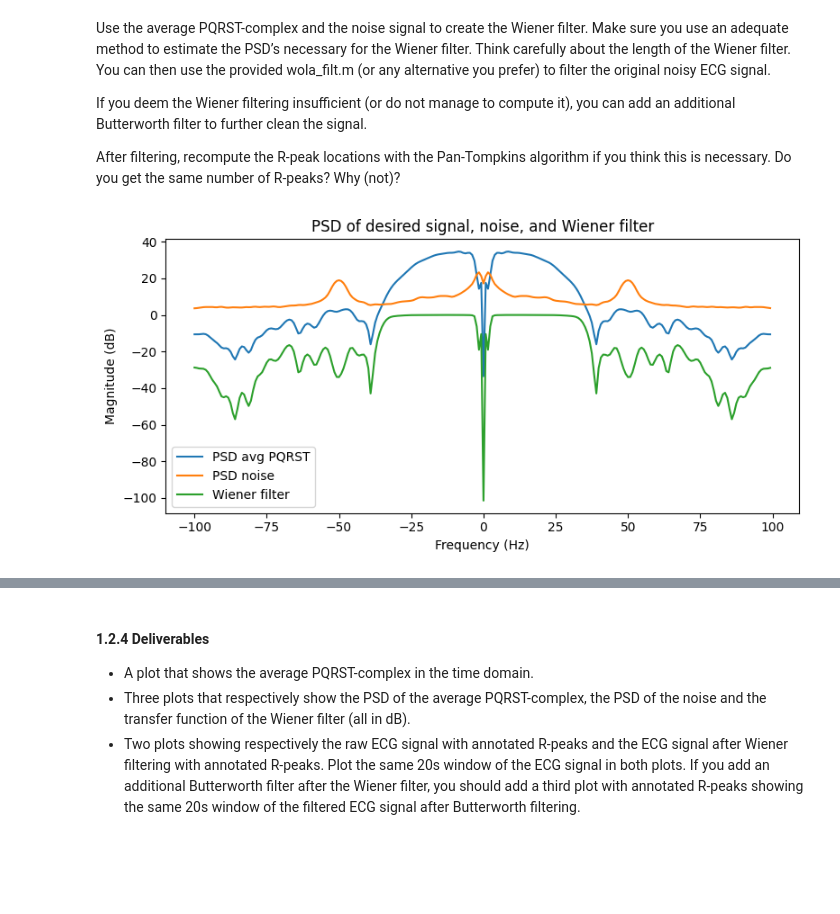
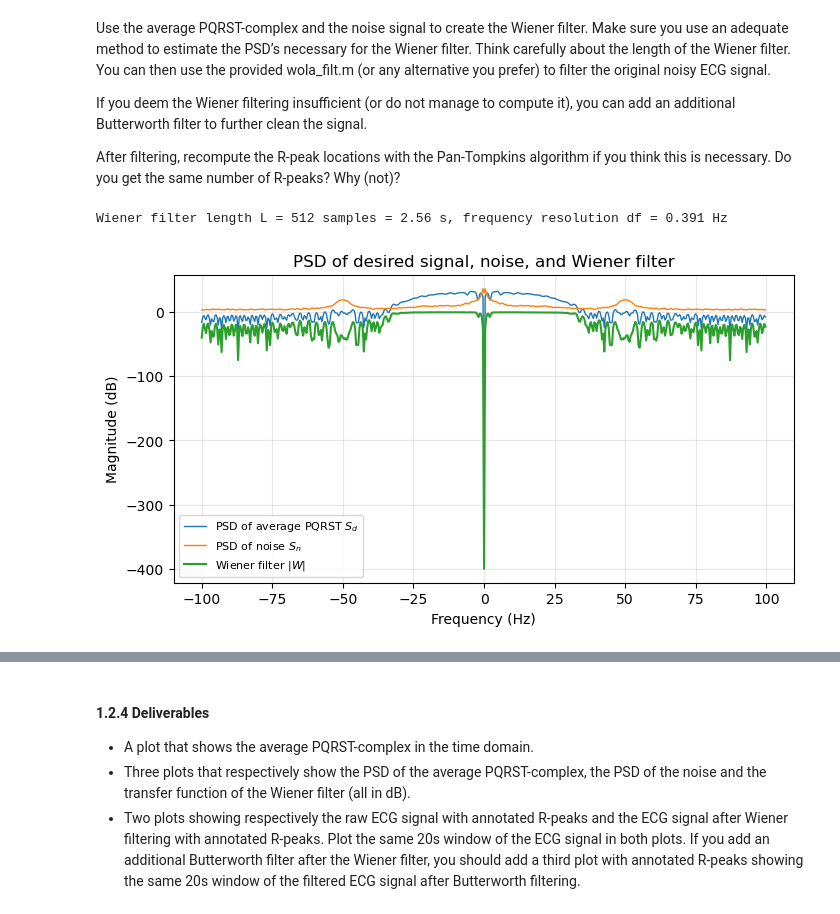
Before and after one commit to teodora-taleska/kuleuven-archive, a Jupyter notebook: Biomedical data processing/Project/Retake/Part 1/2025_project_part1.ipynb, the cells around one changed output, grey strips where cells are left out. Saved outputs shown, nothing was run; the diff lists cells and outputs as text; code cells hidden in the pictures; blank space fills up the shorter version.

```diff
--- a/Biomedical data processing/Project/Retake/Part 1/2025_project_part1.ipynb
+++ b/Biomedical data processing/Project/Retake/Part 1/2025_project_part1.ipynb
@@ -537,23 +557,36 @@ sig_wi = wola_filt(ecg, Wf).flatten()
+# %%
+# Pass the ECG signal to wiener filter
+
+# RETAKE CHANGE: L=512 instead of 256 to get a better frequency resolution for the Wiener filter. The template is 0.7 s long, so L=512 = 2.56 s is more than enough to capture the full template and its side lobes in the frequency domain. And psd_mode="periodogram"
+L_WIENER = 512
+Wf, wt, L, Sd, Sn = wiener_filter(avg_pqrst, noise_cts, Li=L_WIENER, psd_mode="periodogram")
+sig_wi = wola_filt(ecg, Wf).flatten()
+
+print(f"Wiener filter length L = {L} samples = {L/fs:.2f} s, "
+      f"frequency resolution df = {fs/L:.3f} Hz")
+# %% [output]
+Wiener filter length L = 512 samples = 2.56 s, frequency resolution df = 0.391 Hz
 # %%
 # Plots that show the PSD of the average PQRST-complex, the PSD of the noise and the transfer function of the Wiener filter (all in dB).
 f = np.fft.fftshift(np.fft.fftfreq(L, 1/fs))
 
 Sd_shift = np.fft.fftshift(Sd)
 Sn_shift = np.fft.fftshift(Sn)
 Wf_shift = np.fft.fftshift(np.abs(Wf))
 
-eps = 1e-12
+eps = 1e-20
 
 fig, ax = plt.subplots(figsize=(8, 4))
-ax.plot(f, 10*np.log10(Sd_shift + eps), label="PSD avg PQRST")
-ax.plot(f, 10*np.log10(Sn_shift + eps), label="PSD noise")
-ax.plot(f, 20*np.log10(Wf_shift + eps), label="Wiener filter")
+ax.plot(f, 10 * np.log10(Sd_shift + eps), label="PSD of average PQRST $S_d$", lw=1)
+ax.plot(f, 10 * np.log10(Sn_shift + eps), label="PSD of noise $S_n$", lw=1)
+ax.plot(f, 20 * np.log10(Wf_shift + eps), label="Wiener filter $|W|$", lw=1.5)
 
 ax.set_xlabel("Frequency (Hz)")
 ax.set_ylabel("Magnitude (dB)")
 ax.set_title("PSD of desired signal, noise, and Wiener filter")
-ax.legend()
-plt.tight_layout()
+ax.legend(fontsize=8)
+ax.grid(alpha=0.3)
+save_fig(fig, "p1_wiener_overview")
 plt.show()
 # %% [output]
-[figure, old version]
+[figure, new version]
```
Also changed, not shown: parts of 32 cells of this notebook, 20 other files.
